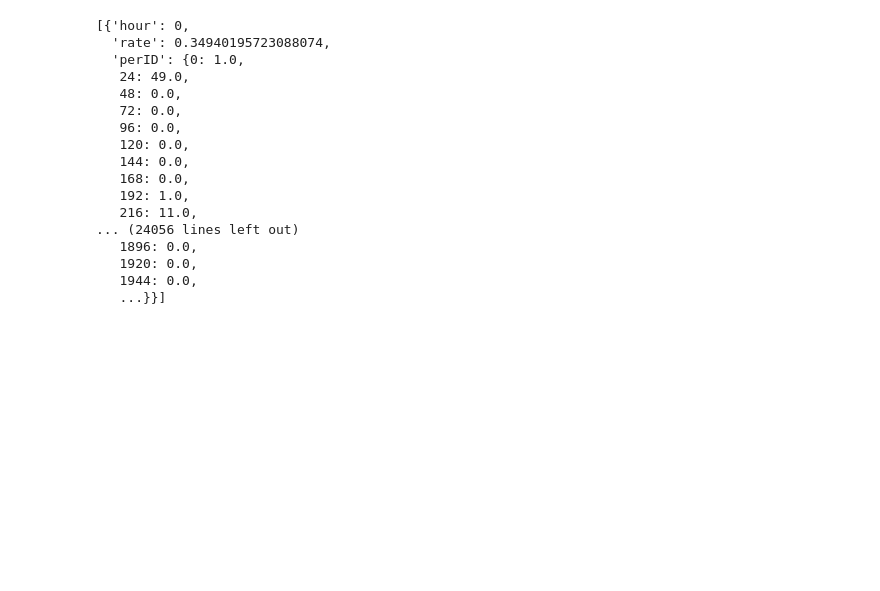
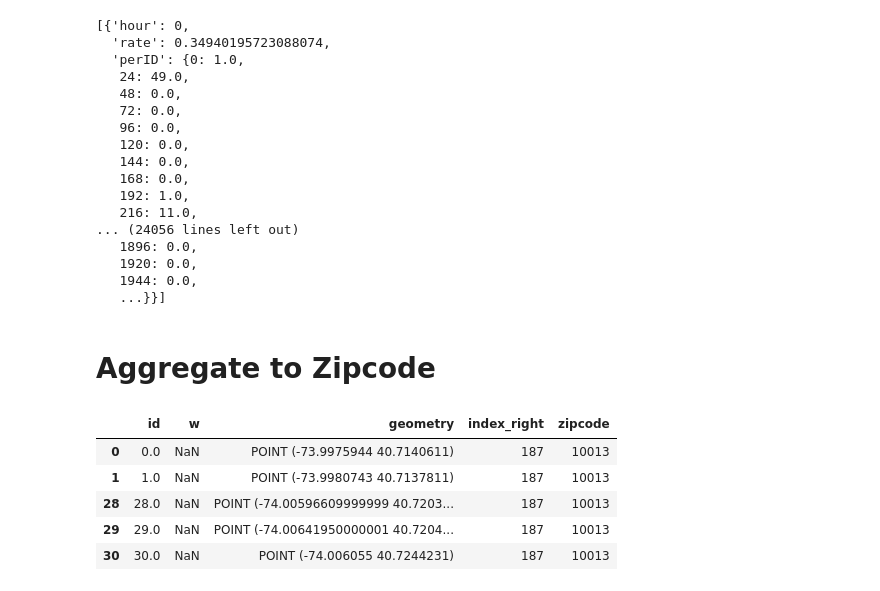
Before and after one commit to louisalulu/Data_Visualization_Final_Challenge, a Jupyter notebook: pick_up_location_by_time.ipynb, the cells around one changed output. Saved outputs shown, nothing was run; the diff lists cells and outputs as text; code cells hidden in the pictures; blank space fills up the shorter version.

```diff
--- a/pick_up_location_by_time.ipynb
+++ b/pick_up_location_by_time.ipynb
@@ -130,3 +130,21 @@ records
 # %%
 with open('pick_up_location_by_time.json', 'w',encoding='utf-8') as f:
      json.dump(records, f, ensure_ascii=False, indent=4)
+# %% [markdown]
+# Aggregate to Zipcode
+# %%
+geomanhattan = gpd.read_file('manhattan.geojson')
+geozip = gpd.read_file('nyc_zip.geojson')
+# %%
+geomanhattan.dropna(subset=['id'], inplace=True)
+# %%
+zipid = gpd.sjoin(geomanhattan,geozip)
+# %%
+zipid.head()
+# %% [output]
+|  | id | w | geometry | index_right | zipcode |
+| 0 | 0.0 | NaN | POINT (-73.9975944 40.7140611) | 187 | 10013 |
+| 1 | 1.0 | NaN | POINT (-73.9980743 40.7137811) | 187 | 10013 |
+| 28 | 28.0 | NaN | POINT (-74.00596609999999 40.7203... | 187 | 10013 |
+| 29 | 29.0 | NaN | POINT (-74.00641950000001 40.7204... | 187 | 10013 |
+| 30 | 30.0 | NaN | POINT (-74.006055 40.7244231) | 187 | 10013 |
```
Also changed, not shown: parts of 11 cells of this notebook, 2 other files.
